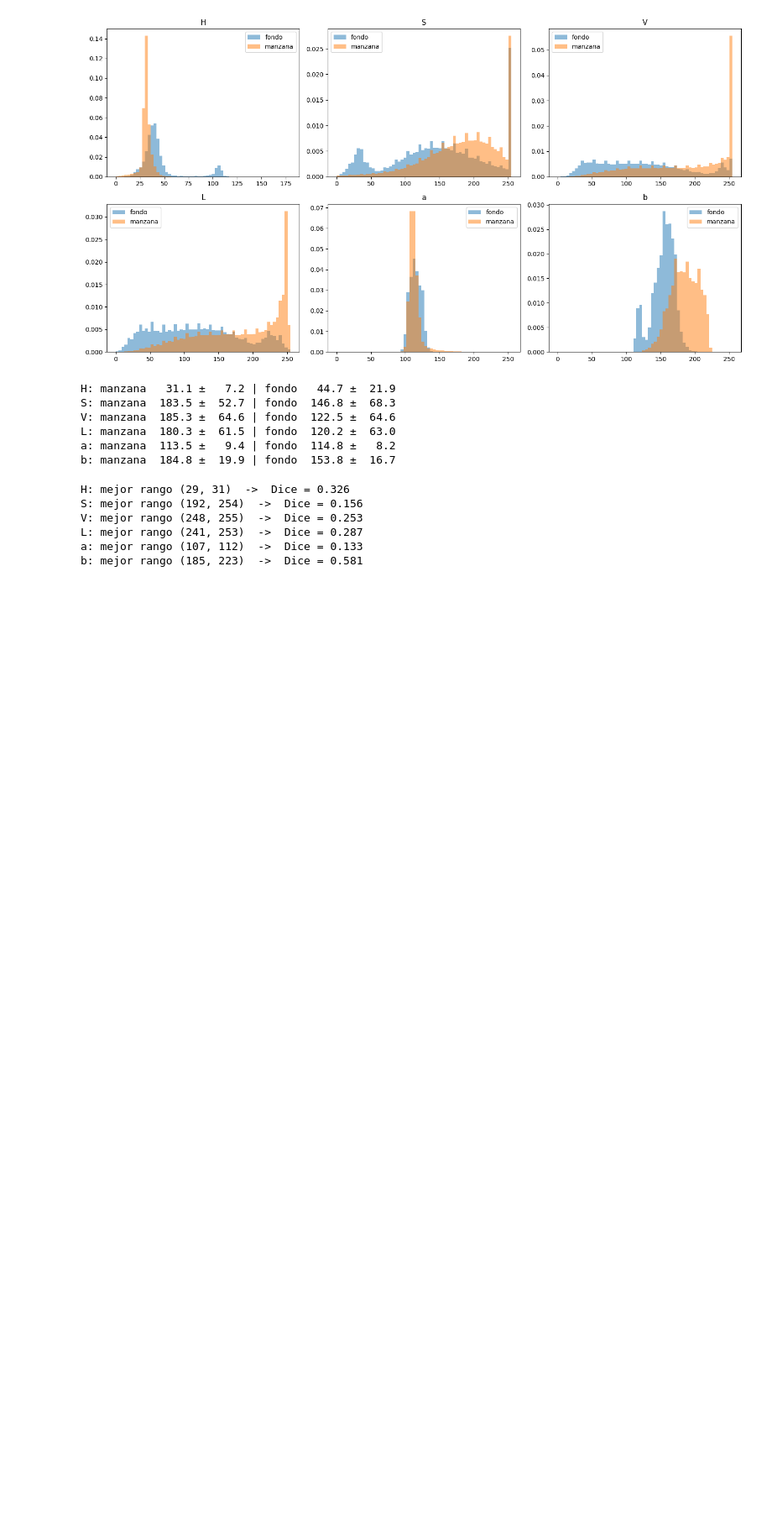
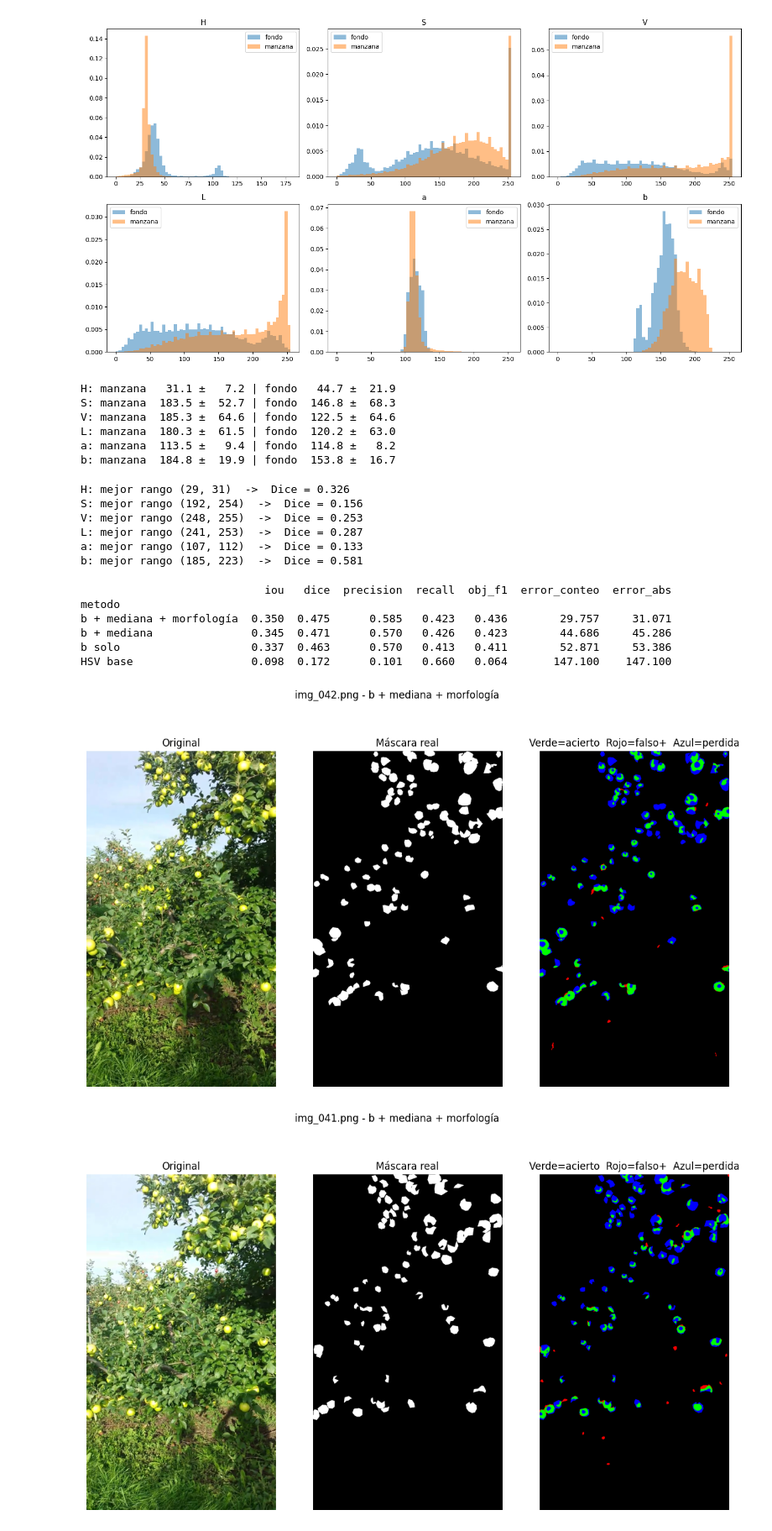
Before and after one commit to alp121-ua/Proyecto-Final-Vision-Por-Computador, a Jupyter notebook: proyecto_final.ipynb, the cells around one changed output. Shown at 84% size. Cells and saved outputs as stored; diff of their text form; code cells hidden in the pictures; blank space fills up the shorter version.

```diff
--- a/proyecto_final.ipynb
+++ b/proyecto_final.ipynb
@@ -275,3 +275,36 @@ V: mejor rango (248, 255)  ->  Dice = 0.253
 L: mejor rango (241, 253)  ->  Dice = 0.287
 a: mejor rango (107, 112)  ->  Dice = 0.133
 b: mejor rango (185, 223)  ->  Dice = 0.581
+# %%
+def umbral_b(img, lo=185, hi=255):
+    """Umbral sobre el canal b de Lab (azul↔amarillo): las manzanas son amarillo-verdosas."""
+    lab = cv.cvtColor(img, cv.COLOR_BGR2LAB)
+    return cv.inRange(lab[:, :, 2], lo, hi)
+
+CATALOGO["umbral_b"] = umbral_b      # lo añadimos al diccionario de componentes
+
+m_base = Metodo("HSV base", seg=("umbral_hsv", {}))
+m_b = Metodo("b solo", seg=("umbral_b", {}))
+m_b_med = Metodo("b + mediana", preproc=[("mediana", {"k": 5})], seg=("umbral_b", {}))
+m_b_post = Metodo("b + mediana + morfología",
+                  preproc=[("mediana", {"k": 5})],
+                  seg=("umbral_b", {}),
+                  post=[("abrir_cerrar", {}), ("filtrar_area", {"area_min": 40})])
+
+tabla = comparar([m_base, m_b, m_b_med, m_b_post], ajuste)
+print(resumen(tabla).round(3).to_string())
+# %% [output]
+                            iou   dice  precision  recall  obj_f1  error_conteo  error_abs
+metodo
+b + mediana + morfología  0.350  0.475      0.585   0.423   0.436        29.757     31.071
+b + mediana               0.345  0.471      0.570   0.426   0.423        44.686     45.286
+b solo                    0.337  0.463      0.570   0.413   0.411        52.871     53.386
+HSV base                  0.098  0.172      0.101   0.660   0.064       147.100    147.100
+# %%
+for nombre in ajuste[:2]:
+    img, gt = cargar_par(nombre)
+    pred = m_b_post(img)
+    mostrar(img, pred, gt, nombre + " - b + mediana + morfología")
+# %% [output]
+[figure, added]
+[figure, added]
```
Also changed, not shown: parts of 13 cells of this notebook, 1 other file.
